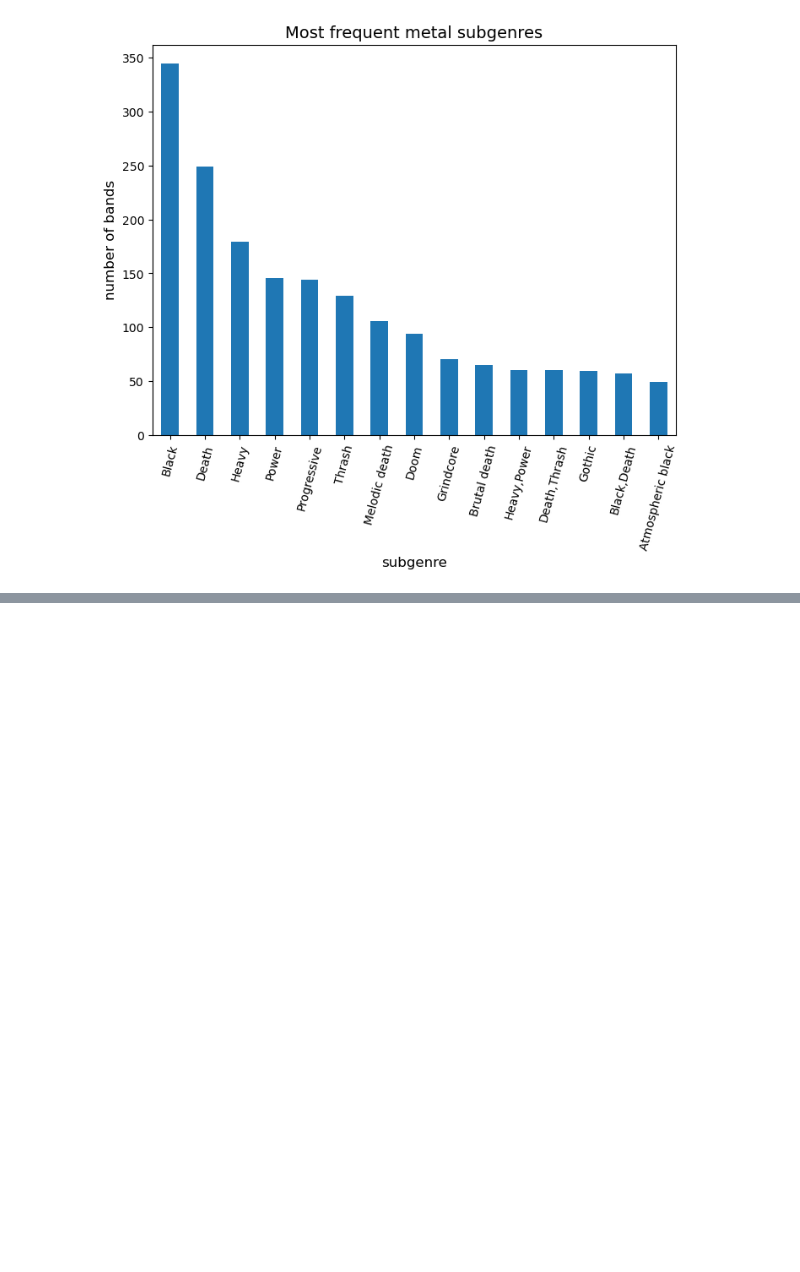
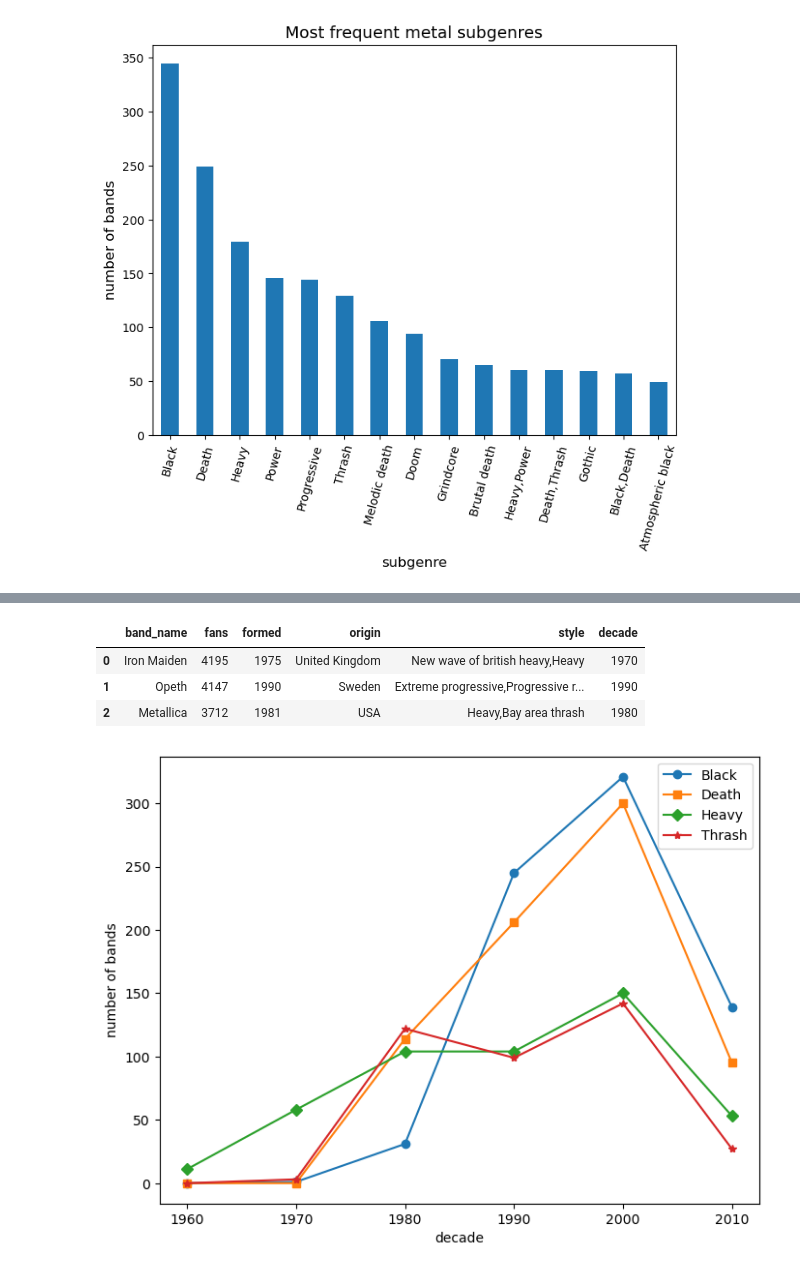
Before and after one commit to RavinderRai/metal_bands_by_nation, a Jupyter notebook: Metal_Bands_Analysis.ipynb, the cells around one changed output, grey strips where cells are left out. Drawn from its saved outputs; the diff is of its cells as text; code cells hidden in the pictures; blank space fills up the shorter version.

```diff
--- a/Metal_Bands_Analysis.ipynb
+++ b/Metal_Bands_Analysis.ipynb
@@ -309,0 +308,33 @@ plt.show()
+# %%
+#now create a column for each decade for easier grouping
+df3['decade'] = (df3['formed']//10)*10
+df3.head(3)
+# %% [output]
+|  | band_name | fans | formed | origin | style | decade |
+| 0 | Iron Maiden | 4195 | 1975 | United Kingdom | New wave of british heavy,Heavy | 1970 |
+| 1 | Opeth | 4147 | 1990 | Sweden | Extreme progressive,Progressive r... | 1990 |
+| 2 | Metallica | 3712 | 1981 | USA | Heavy,Bay area thrash | 1980 |
+# %%
+#We need to get the number of bands with a certain style per decade
+def freq_count_by_decade(subgenre, df):
+    freq_lst = []
+
+    #our dataset only has bands from 1960's to 2015, so we know the range of decades from this
+    for decade in np.arange(1960, 2020, 10):
+        freq_lst.append(style_count(subgenre, df[df['decade'] == decade]))
+
+    return freq_lst
+# %%
+decade_range = np.arange(1960, 2020, 10)
+
+plt.plot(decade_range, freq_count_by_decade('Black', df3), label = 'Black', marker='o')
+plt.plot(decade_range, freq_count_by_decade('Death', df3), label = 'Death', marker='s')
+#plt.plot(decade_range, freq_count_by_decade('Progressive', df3), label = 'Progressive', marker='.')
+plt.plot(decade_range, freq_count_by_decade('Heavy', df3), label = 'Heavy', marker='D')
+plt.plot(decade_range, freq_count_by_decade('Thrash', df3), label = 'Thrash', marker='*')
+plt.legend()
+plt.xlabel('decade')
+plt.ylabel('number of bands')
+plt.show()
+# %% [output]
+[figure, added]
```
Also changed, not shown: parts of 14 cells of this notebook.
